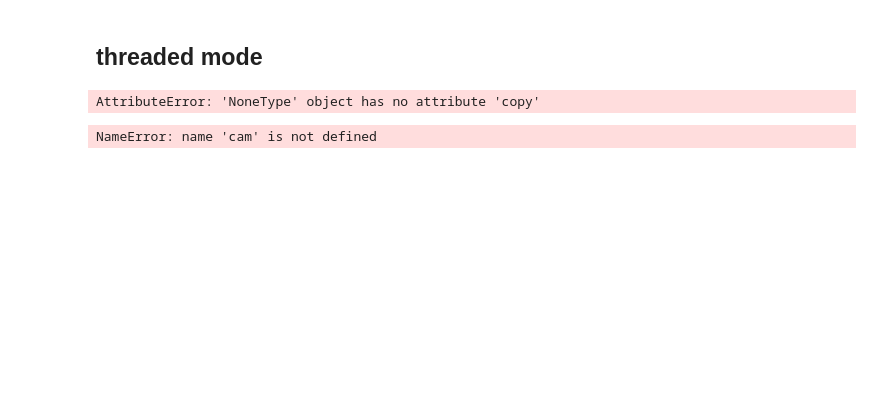
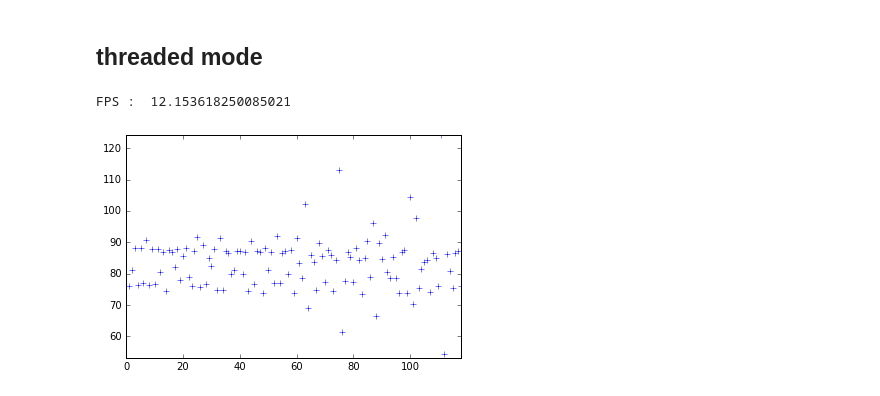
Before and after one commit to laurentperrinet/LeCheapEyeTracker, a Jupyter notebook: workflow/LeCheapEyeTracker_grabbing.ipynb, the cells around one changed output. Saved outputs shown, nothing was run; the diff lists cells and outputs as text; code cells hidden in the pictures; blank space fills up the shorter version.

Commit message:
grabbing frames using the webcam and threads - merging into main file

```diff
--- a/workflow/LeCheapEyeTracker_grabbing.ipynb
+++ b/workflow/LeCheapEyeTracker_grabbing.ipynb
@@ -104,7 +105,7 @@ def draw_str(dst, target, s):
     cv2.putText(dst, s, (x, y), cv2.FONT_HERSHEY_PLAIN, 1.0, (255, 255, 255), lineType=cv2.LINE_AA)
 
 
-class Source:
+class ThreadSource:
     def __init__(self, w=640, h=480):
         self.h, self.w = h, w
         import cv2
@@ -119,27 +120,28 @@ class Source:
         self.latency = StatValue()
         self.frame_interval = StatValue()
         self.last_frame_time = clock()
-
-    def grab(self):
-        # grab a frame
-        returned, cam_data = self.cap.read()
-        data = cam_data.reshape((self.h, self.w, 3))
-        return data
+        self.display = False
+        self.ctime = []
+        self.N = 0
 
     def process_frame(self, frame, t0):
         # some intensive computation...
-        frame = cv2.medianBlur(frame, 19)
-        frame = cv2.medianBlur(frame, 19)
+        #frame = cv2.medianBlur(frame, 19)
+        #frame = cv2.medianBlur(frame, 19)
         return frame, t0
 
-    def start(self):
-        while True:
+    def run(self, T=10):
+        start = clock()
+        while clock()-start <10.:
             while len(self.pending) > 0 and self.pending[0].ready():
                 res, t0 = self.pending.popleft().get()
                 self.latency.update(clock() - t0)
-                draw_str(res, (20, 40), "latency        :  %.1f ms" % (self.latency.value*1000))
-                draw_str(res, (20, 60), "frame interval :  %.1f ms" % (self.frame_interval.value*1000))
-                cv2.imshow('Webcam video', res)
+                if self.display:
+                    draw_str(res, (20, 40), "latency        :  %.1f ms" % (self.latency.value*1000))
+                    draw_str(res, (20, 60), "frame interval :  %.1f ms" % (self.frame_interval.value*1000))
+                    cv2.imshow('Webcam video', res)
+                self.ctime.append(time.time() - start)
+                self.N += 1
             if len(self.pending) < self.threadn:
                 ret, frame = self.cap.read()
                 t = clock()
@@ -153,13 +155,16 @@ class Source:
 
     def close(self):
         self.cap.release()
-        cv2.destroyAllWindows()
+        if self.display: cv2.destroyAllWindows()
 
-cam = Source()
-cam.start()
+start = time.time()
+cam = ThreadSource()
+ctime = cam.run()
+cam.close()
-# %% [output]
-AttributeError: 'NoneType' object has no attribute 'copy'
-# %%
-cam.cap.release()
-# %% [output]
-NameError: name 'cam' is not defined
+# %%
+plt.plot(np.diff(np.array(cam.ctime))*1000, '+')
+_ = plt.axis('tight')
+print ('FPS : ',  cam.N/(cam.ctime[-1]-cam.ctime[0]))
+# %% [output]
+FPS :  12.153618250085021
+[figure, added]
```
Also changed, not shown: parts of 6 cells of this notebook, 1 other file.
